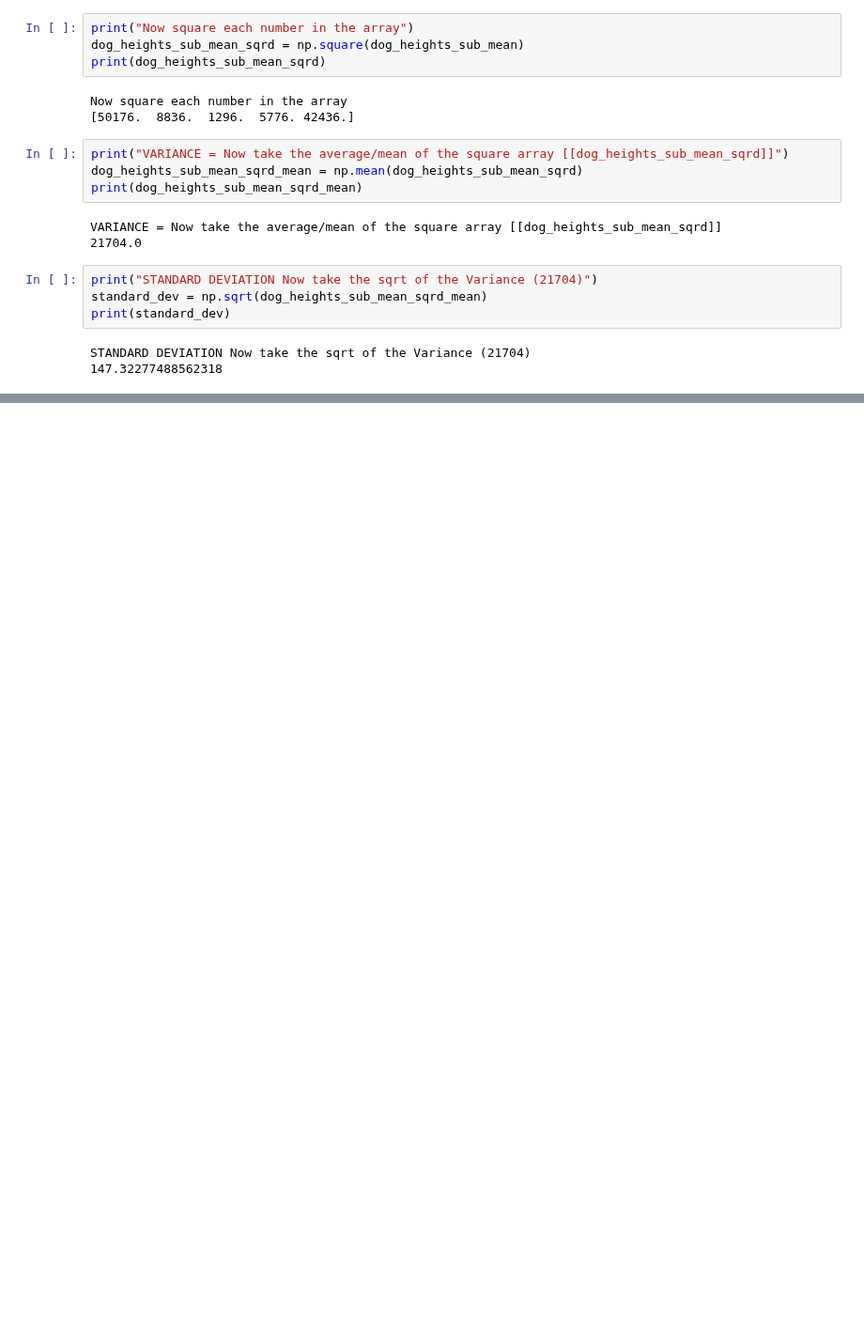
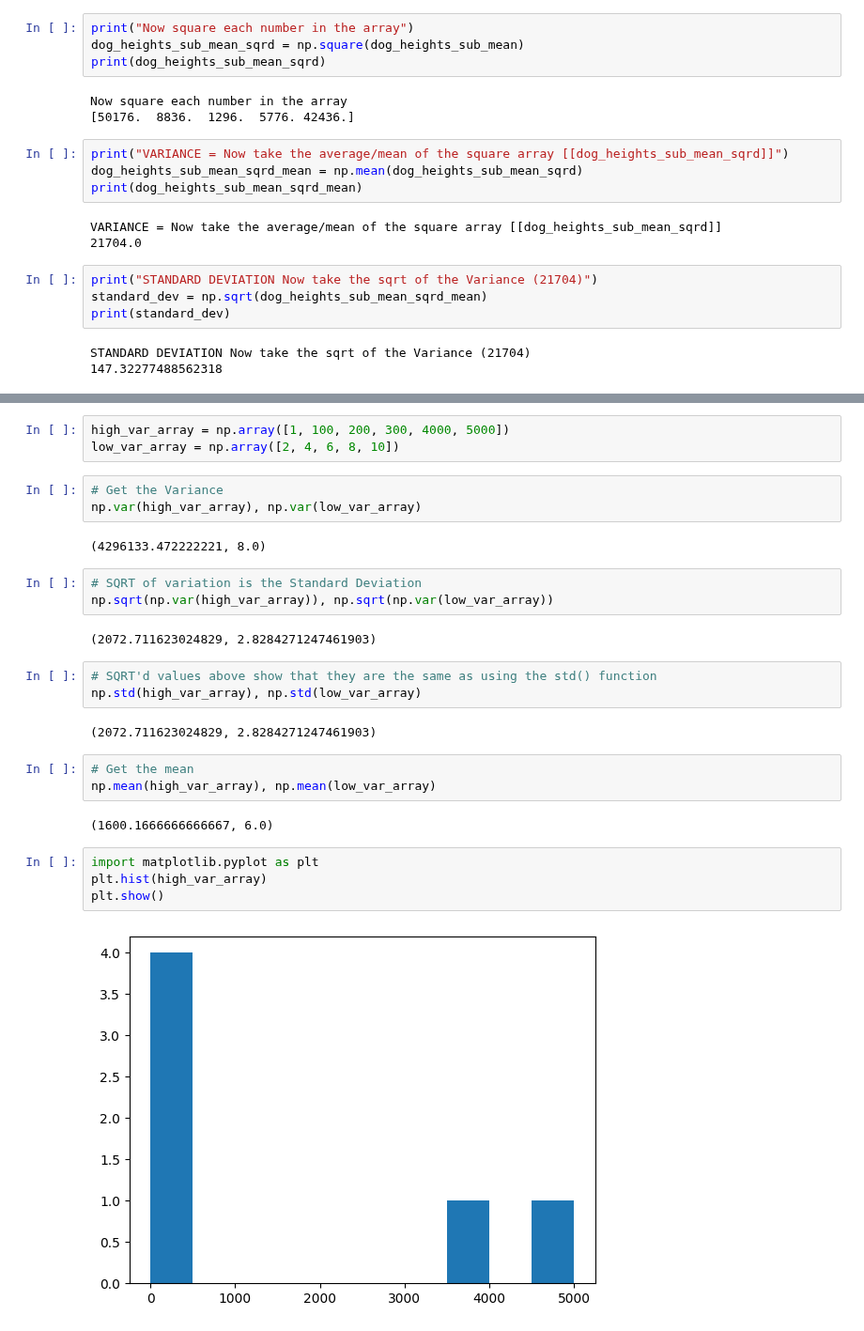
Before and after one commit to thewesternfront/Jupyter_Testintg_Jetbrains, a Jupyter notebook: introduction-to-numpy.ipynb, the cells around one changed output, grey strips where cells are left out. Shown at 94% size. Drawn from its saved outputs; the diff is of its cells as text; blank space fills up the shorter version.

```diff
--- a/introduction-to-numpy.ipynb
+++ b/introduction-to-numpy.ipynb
@@ -638,0 +649,29 @@ STANDARD DEVIATION Now take the sqrt of the Variance (21704)
+# %%
+high_var_array = np.array([1, 100, 200, 300, 4000, 5000])
+low_var_array = np.array([2, 4, 6, 8, 10])
+# %%
+# Get the Variance
+np.var(high_var_array), np.var(low_var_array)
+# %% [output]
+(4296133.472222221, 8.0)
+# %%
+# SQRT of variation is the Standard Deviation
+np.sqrt(np.var(high_var_array)), np.sqrt(np.var(low_var_array))
+# %% [output]
+(2072.711623024829, 2.8284271247461903)
+# %%
+# SQRT'd values above show that they are the same as using the std() function
+np.std(high_var_array), np.std(low_var_array)
+# %% [output]
+(2072.711623024829, 2.8284271247461903)
+# %%
+# Get the mean
+np.mean(high_var_array), np.mean(low_var_array)
+# %% [output]
+(1600.1666666666667, 6.0)
+# %%
+import matplotlib.pyplot as plt
+plt.hist(high_var_array)
+plt.show()
+# %% [output]
+[figure, added]
```
Also changed, not shown: parts of 19 cells of this notebook.
